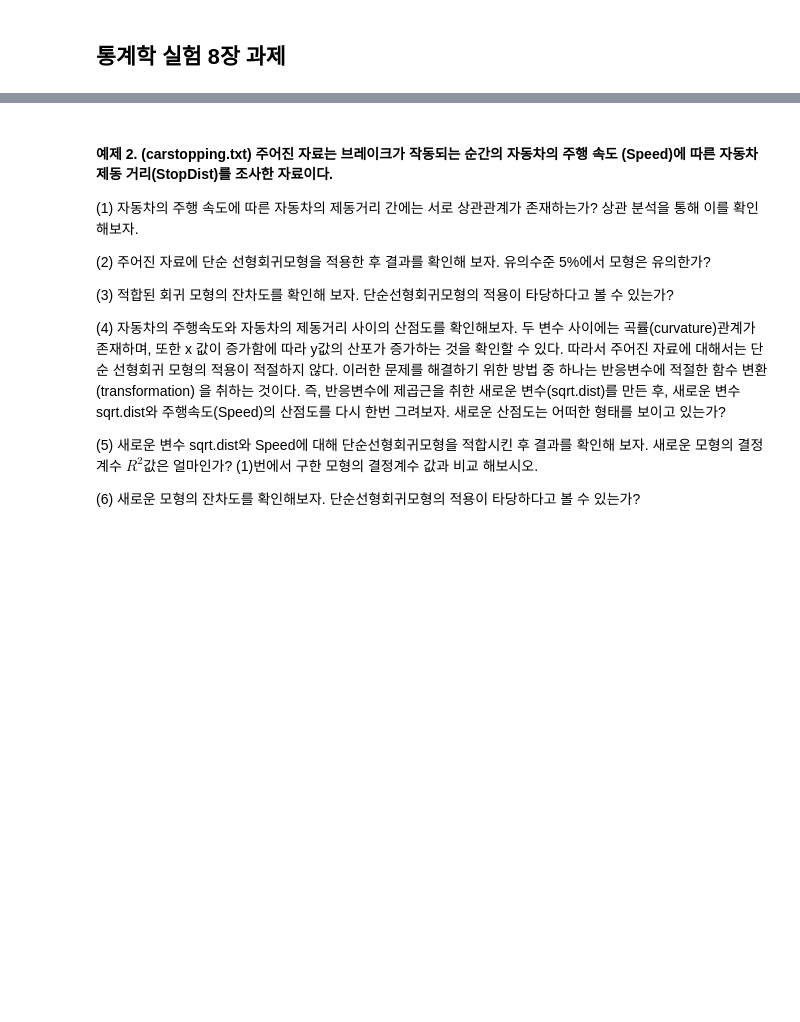
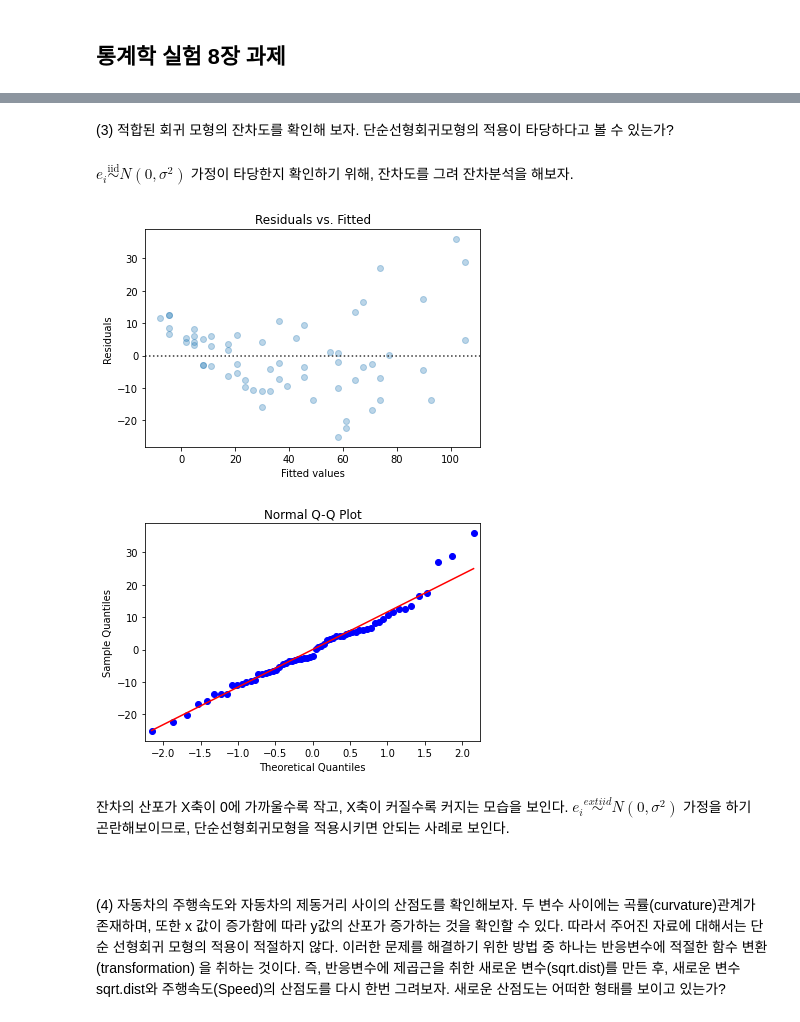
Before and after one commit to simnalamburt/snucse, a Jupyter notebook: 통계학실험/ch08/2013_11392김지현.ipynb, the cells around one changed output, grey strips where cells are left out. Cells and saved outputs as stored; diff of their text form; code cells hidden in the pictures; blank space fills up the shorter version.

```diff
--- a/통계학실험/ch08/2013_11392김지현.ipynb
+++ b/통계학실험/ch08/2013_11392김지현.ipynb
@@ -12,0 +265,20 @@
+# %%
+r, p = pearsonr(data2.StopDist, data2.Speed)
+t = (len(data) - 2)**0.5 * r / (1 - r**2)**0.5
+
+md(fr'''
+자동차의 주행속도와 자동차의 제동거리의 상관계수는 {r}이다. 상관분석을 통해 이 상관계수가 얼마나 유의한지, 상관관계의 유무를 검정해보자.
+
+- 가정: carstopping.txt는 이변량정규모집단에서 추출한 표본이다.
+- 가설:
+  - $H_0 : \rho = 0$
+  - $H_1 : \rho \neq 0$
+- 검정:
+  - 검정통계량 $T = \sqrt{{n - 2}} \dfrac{{r}}{{\sqrt{{1 - r^2}}}}$
+  - $t = {t}$
+  - $P = {p}$
+
+유의확률이 5%보다 작으므로 $H_0$는 기각, 자동차의 주행속도와 자동차의 제동거리 사이에는 유의한 상관관계가 존재한다.
+
+&nbsp;
+''')
@@ -13,14 +349,37 @@
+# %% [markdown]
+(3) 적합된 회귀 모형의 잔차도를 확인해 보자. 단순선형회귀모형의 적용이 타당하다고 볼 수 있는가?
+# %%
+display(md(r'''
+$e_i \overset{\text{iid}}{\sim} N(0, \sigma^2)$ 가정이 타당한지 확인하기 위해, 잔차도를 그려 잔차분석을 해보자.
+'''))
+
+# Y_i = \hat y + \hat e
+f = model2.fittedvalues # \hat y
+r = model2.resid # \hat e
+
+seaborn.residplot(x=f, y=r, data=data, scatter_kws={'alpha':0.3})
+plt.title("Residuals vs. Fitted")
+plt.ylabel("Residuals")
+plt.xlabel("Fitted values")
+plt.show()
+
+ProbPlot(r).qqplot(line='s', lw=1, fmt='b')
+plt.title("Normal Q-Q Plot")
+plt.show()
+
+md('''
+잔차의 산포가 X축이 0에 가까울수록 작고, X축이 커질수록 커지는 모습을 보인다. $e_i \overset{\text{iid}}{\sim} N(0, \sigma^2)$ 가정을 하기 곤란해보이므로, 단순선형회귀모형을 적용시키면 안되는 사례로 보인다.
+
+&nbsp;
+''')
+# %% [output]
+
+$e_i \overset{\text{iid}}{\sim} N(0, \sigma^2)$ 가정이 타당한지 확인하기 위해, 잔차도를 그려 잔차분석을 해보자.
+[figure, added]
+[figure, added]
+
+잔차의 산포가 X축이 0에 가까울수록 작고, X축이 커질수록 커지는 모습을 보인다. $e_i \overset{	ext{iid}}{\sim} N(0, \sigma^2)$ 가정을 하기 곤란해보이므로, 단순선형회귀모형을 적용시키면 안되는 사례로 보인다.
+
+&nbsp;
 # %% [markdown]
-#### 예제 2. (carstopping.txt) 주어진 자료는 브레이크가 작동되는 순간의 자동차의 주행 속도 (Speed)에 따른 자동차 제동 거리(StopDist)를 조사한 자료이다.
-
-(1) 자동차의 주행 속도에 따른 자동차의 제동거리 간에는 서로 상관관계가 존재하는가? 상관 분석을 통해 이를 확인해보자.
-
-(2) 주어진 자료에 단순 선형회귀모형을 적용한 후 결과를 확인해 보자. 유의수준 5%에서 모형은 유의한가?
-
-(3) 적합된 회귀 모형의 잔차도를 확인해 보자. 단순선형회귀모형의 적용이 타당하다고 볼 수 있는가?
-
 (4) 자동차의 주행속도와 자동차의 제동거리 사이의 산점도를 확인해보자. 두 변수 사이에는 곡률(curvature)관계가 존재하며, 또한 x 값이 증가함에 따라 y값의 산포가 증가하는 것을 확인할 수 있다. 따라서 주어진 자료에 대해서는 단순 선형회귀 모형의 적용이 적절하지 않다. 이러한 문제를 해결하기 위한 방법 중 하나는 반응변수에 적절한 함수 변환(transformation) 을 취하는 것이다. 즉, 반응변수에 제곱근을 취한 새로운 변수(sqrt.dist)를 만든 후, 새로운 변수 sqrt.dist와 주행속도(Speed)의 산점도를 다시 한번 그려보자. 새로운 산점도는 어떠한 형태를 보이고 있는가?
-
-(5) 새로운 변수 sqrt.dist와 Speed에 대해 단순선형회귀모형을 적합시킨 후 결과를 확인해 보자. 새로운 모형의 결정계수 $R^2$값은 얼마인가? (1)번에서 구한 모형의 결정계수 값과 비교 해보시오.
-
-(6) 새로운 모형의 잔차도를 확인해보자. 단순선형회귀모형의 적용이 타당하다고 볼 수 있는가?
```
Also changed, not shown: parts of 32 cells of this notebook.
